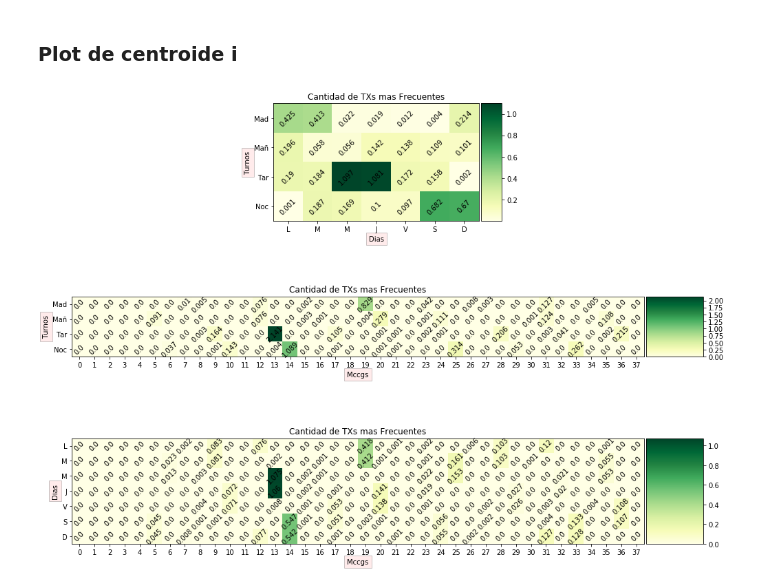
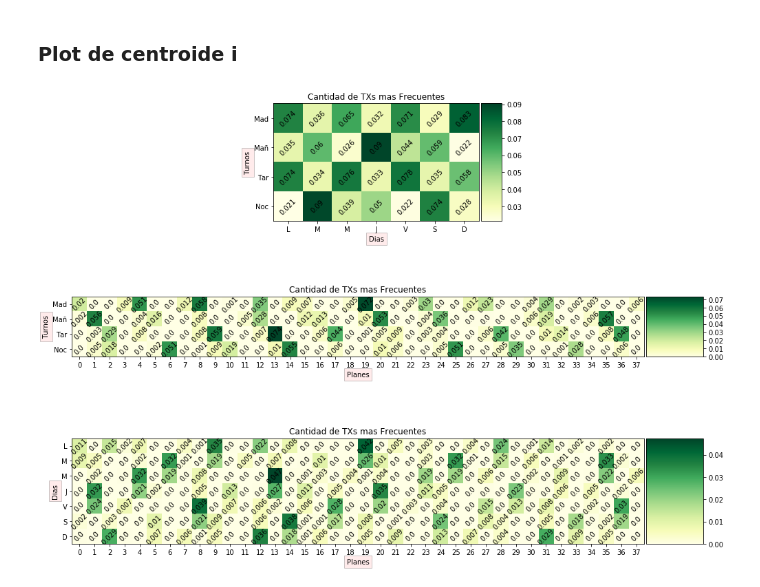
Before and after one commit to johnkbarrera/msmprofiles, a Jupyter notebook: 5-Resultados.ipynb, the cells around one changed output. Cells and saved outputs as stored; diff of their text form; code cells hidden in the pictures.

```diff
--- a/5-Resultados.ipynb
+++ b/5-Resultados.ipynb
@@ -13,8 +19,20 @@ from sklearn.preprocessing import normalize
+# %%
+def ConfigSectionMap(section):
+    dict1 = {}
+    options = Config.options(section)
+    for option in options:
+        try:
+            dict1[option] = Config.get(section, option)
+            if dict1[option] == -1:
+                DebugPrint("skip: %s" % option)
+        except:
+            print("exception on %s!" % option)
+            dict1[option] = None
+    return dict1
 # %% [markdown]
 ## Cargamos Data
 # %%
-path='./resultados'
-path_res='%s/Results.csv' %(path)
+path_res = ConfigSectionMap("f4")['union']
 
 result = pd.read_csv(path_res, sep=",", header=0,  dtype={'week': str,'year': str}, low_memory=False)
 print(len(result))
@@ -313,12 +338,12 @@ Done
 ## Centroides
 # %%
 # Abrimos el File para cargar los centroides
-path_res='%s/U.collective_footprint.clusters'%(path)
+path_res = path_res = ConfigSectionMap("f3")['cc_cluster']
 centroides = pd.read_csv(path_res, sep=";", header=0,  dtype={'WEEK': str,'YEAR': str})
 # %% [markdown]
 ### Seleccionamos Centroide o cluster deseado
 # %%
-num_cluster = 8
+num_cluster = int(ConfigSectionMap("f5")['center'])
 # extraemos
 centroides_i = centroides[(centroides.COLLECTIVE_CLUSTER == num_cluster)]
 centroides_i
@@ -405,33 +430,34 @@ ax1.xaxis.set_visible(True)
 im2 = ax2.imshow(tm, cmap="YlGn")
 ax2.set_xticks(np.arange(38))
 ax2.set_yticks(np.arange(len(turnos)))
 ax2.set_xticklabels(range(38))
 ax2.set_yticklabels(turnos)
 for i in range(len(turnos)):
     for j in range(38):
         text = ax2.text(j, i, round(tm[i, j],3), ha="center", va="center", color="Black", rotation=45)
 ax2.set_title('Cantidad de TXs mas Frecuentes')
-ax2.set_xlabel('Mccgs', bbox=box)
+ax2.set_xlabel('Planes', bbox=box)
 ax2.set_ylabel('Turnos', bbox=box)
 divider2 = make_axes_locatable(ax2)
 cax2 = divider2.append_axes("right", size="10%", pad=0.05)
 cbar2 = plt.colorbar(im2, cax=cax2)
 ax2.xaxis.set_visible(True)
 
 im3 = ax3.imshow(dm, cmap="YlGn")
 ax3.set_xticks(np.arange(38))
 ax3.set_yticks(np.arange(len(dias)))
 ax3.set_xticklabels(range(38))
 ax3.set_yticklabels(dias)
 for i in range(len(dias)):
     for j in range(38):
         text = ax3.text(j, i, round(dm[i, j],3), ha="center", va="center", color="Black", rotation=45)
 ax3.set_title('Cantidad de TXs mas Frecuentes')
-ax3.set_xlabel('Mccgs', bbox=box)
+ax3.set_xlabel('Planes', bbox=box)
 ax3.set_ylabel('Dias', bbox=box)
 divider3 = make_axes_locatable(ax3)
 cax3 = divider3.append_axes("right", size="10%", pad=0.05)
 cbar3 = plt.colorbar(im3, cax=cax3)
 ax3.xaxis.set_visible(True)
+plt.savefig("../resultados/Centroide_i.png",dpi = 1000)
 # %% [output]
-[figure, old version]
+[figure, new version]
```
Also changed, not shown: parts of 11 cells of this notebook, 8 other files.
